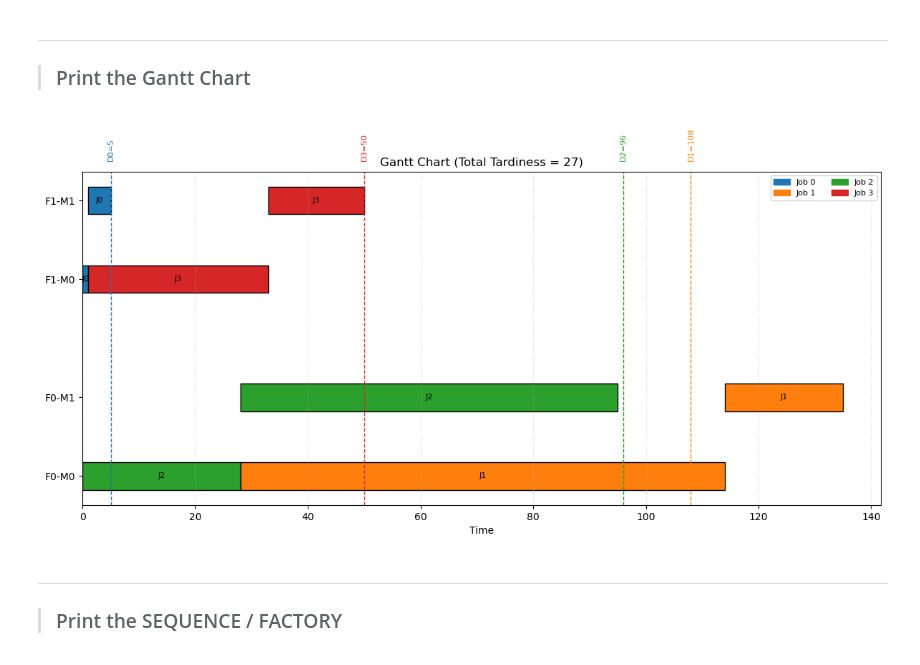
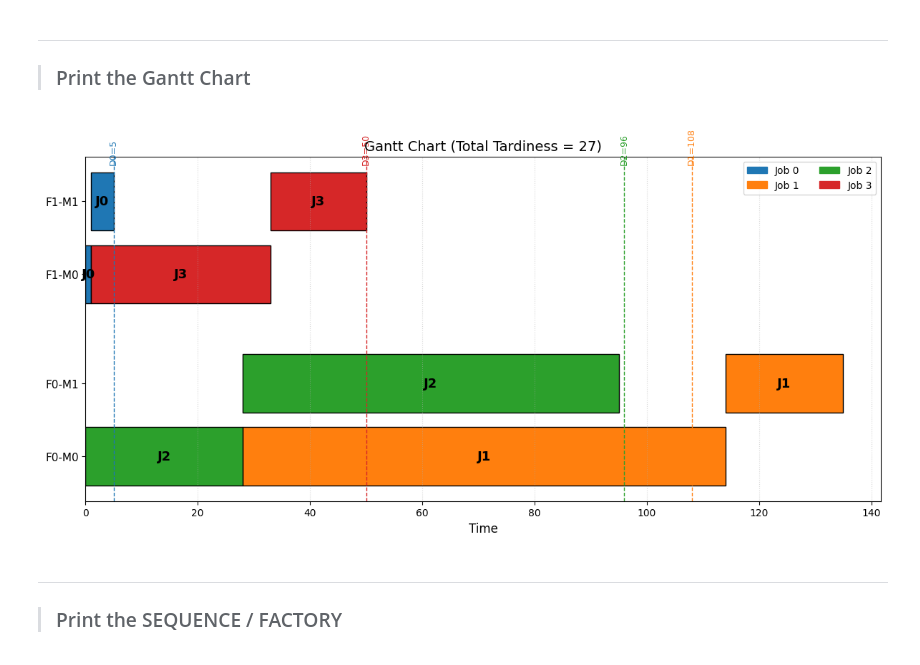
Before and after one commit to chgogos/DPFSPDD_CP, a Jupyter notebook: dpfspdd.ipynb, the cells around one changed output. Saved outputs shown, nothing was run; the diff lists cells and outputs as text; code cells hidden in the pictures.

```diff
--- a/dpfspdd.ipynb
+++ b/dpfspdd.ipynb
@@ -329,62 +338,84 @@ print(jobs_df)                                              #print jobs Assignme
 from collections import defaultdict
 import matplotlib.pyplot as plt
 import matplotlib.patches as mpatches
+
 # Collect all the keys from result
 FACTORIES = sorted({f for (_, f, _) in result["start_times"].keys()})
 MACHINES = sorted({m for (_, _, m) in result["start_times"].keys()})
 JOBS = sorted(ptime.keys())
 
-# --- Colormap  ---
+# --- Colormap ---
 colors = plt.colormaps.get_cmap("tab10")
 
 fig, ax = plt.subplots(figsize=(12, 6))
 
 yticks, ylabels = [], []
-bar_height = 0.35
+bar_height = 0.8          # increased from 0.35
+label_fontsize = 13       # increased text size
 
 for f in FACTORIES:
     for m in MACHINES:
         y = f * (len(MACHINES) + 0.5) + m
         yticks.append(y)
         ylabels.append(f"F{f}-M{m}")
 
         for (j, ff, mm), start in result["start_times"].items():
             if f == ff and m == mm and start is not None:
                 dur = ptime[j][m]
-                # check for right instances
                 if dur is None or isinstance(dur, str):
                     continue
+
                 ax.barh(
-                    y, dur, left=start, height=bar_height,
-                    color=colors(j % len(JOBS)), edgecolor="black"
+                    y,
+                    dur,
+                    left=start,
+                    height=bar_height,
+                    color=colors(j % len(JOBS)),
+                    edgecolor="black",
+                    align="center"
                 )
+
                 ax.text(
-                    start + dur / 2, y, f"J{j}",
-                    va="center", ha="center", fontsize=8, color="black"
+                    start + dur / 2,
+                    y,
+                    f"J{j}",
+                    va="center",
+                    ha="center",
+                    fontsize=label_fontsize,
+                    color="black",
+                    fontweight="bold"
                 )
 
 # --- Due Dates ---
 for j in JOBS:
     Dj = jobs_due_date[j]
     ax.axvline(Dj, color=colors(j % len(JOBS)), linestyle="--", linewidth=1)
-    ax.text(Dj, max(yticks) + 0.5, f"D{j}={Dj}", rotation=90,
-            va="bottom", ha="center", fontsize=8, color=colors(j % len(JOBS)))
+    ax.text(
+        Dj,
+        max(yticks) + 0.5,
+        f"D{j}={Dj}",
+        rotation=90,
+        va="bottom",
+        ha="center",
+        fontsize=9,
+        color=colors(j % len(JOBS))
+    )
 
 ax.set_yticks(yticks)
-ax.set_yticklabels(ylabels)
-ax.set_xlabel("Time")
-ax.set_title(f"Gantt Chart (Total Tardiness = {result.get('objective', 0):.0f})")
+ax.set_yticklabels(ylabels, fontsize=11)
+ax.set_xlabel("Time", fontsize=12)
+ax.set_title(f"Gantt Chart (Total Tardiness = {result.get('objective', 0):.0f})", fontsize=14)
 
 ax.grid(True, axis="x", linestyle=":", alpha=0.5)
 
 # --- Legend ---
 patches = [mpatches.Patch(color=colors(j % len(JOBS)), label=f"Job {j}") for j in JOBS]
-ax.legend(handles=patches, loc="upper right", fontsize=8, ncol=2)
+ax.legend(handles=patches, loc="upper right", fontsize=10, ncol=2)
 
 plt.tight_layout()
 plt.show()
 # %% [output]
-[figure, old version]
+[figure, new version]
 # %% [markdown]
 ***
 > ### Print the SEQUENCE / FACTORY
```
Also changed, not shown: parts of 2 cells of this notebook, 3 other files.
